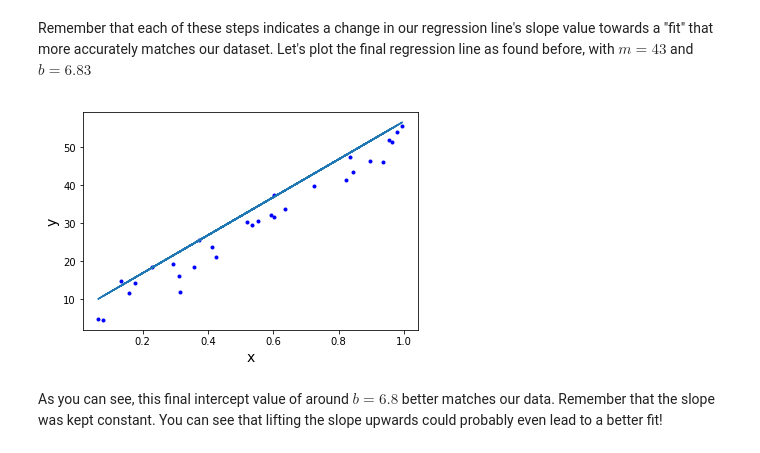
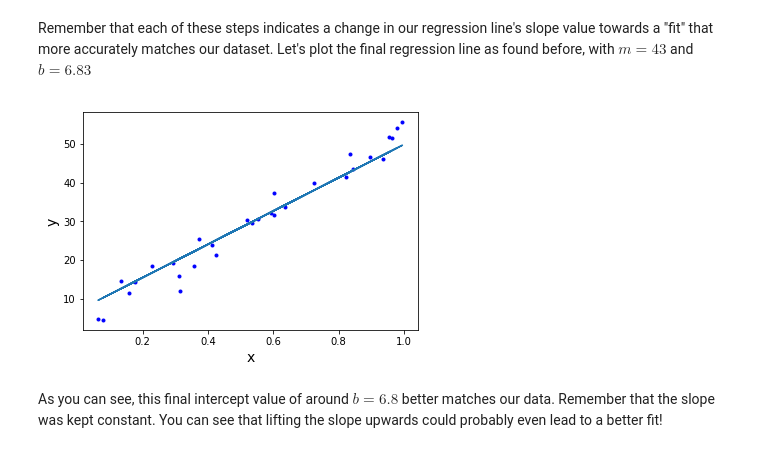
Before and after one commit to eb9982/dsc-2-14-12-gradient-descent-step-sizes-lab-nyc-ds-career-012819, a Jupyter notebook: index.ipynb, the cells around one changed output. Drawn from its saved outputs; the diff is of its cells as text; code cells hidden in the pictures.

```diff
--- a/index.ipynb
+++ b/index.ipynb
@@ -304,15 +304,15 @@ Remember that each of these steps indicates a change in our regression line's sl
 # %%
 # plot the final result here
 np.random.seed(225)
 
 def regression_formula(x):
-    return 6.878844337126679 + 50*x
+    return 6.878844337126679 + 43*x
 plt.plot(x, y, '.b')
 plt.plot(x, regression_formula(x), '-')
 plt.xlabel("x", fontsize=14)
 plt.ylabel("y", fontsize=14);
 # %% [output]
-[figure, old version]
+[figure, new version]
 # %% [markdown]
 As you can see, this final intercept value of around $b=6.8$ better matches our data. Remember that the slope was kept constant. You can see that lifting the slope upwards could probably even lead to a better fit!
 # %% [markdown]
```
